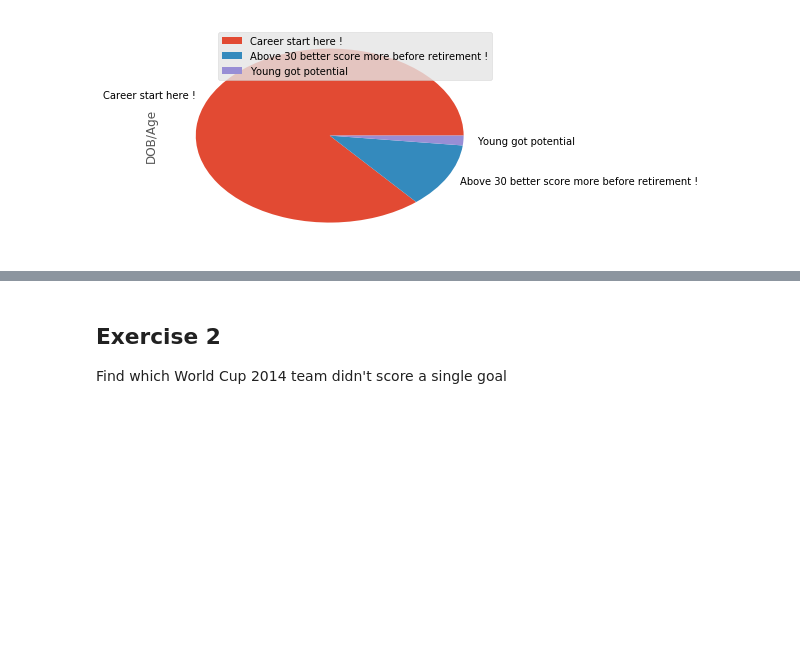
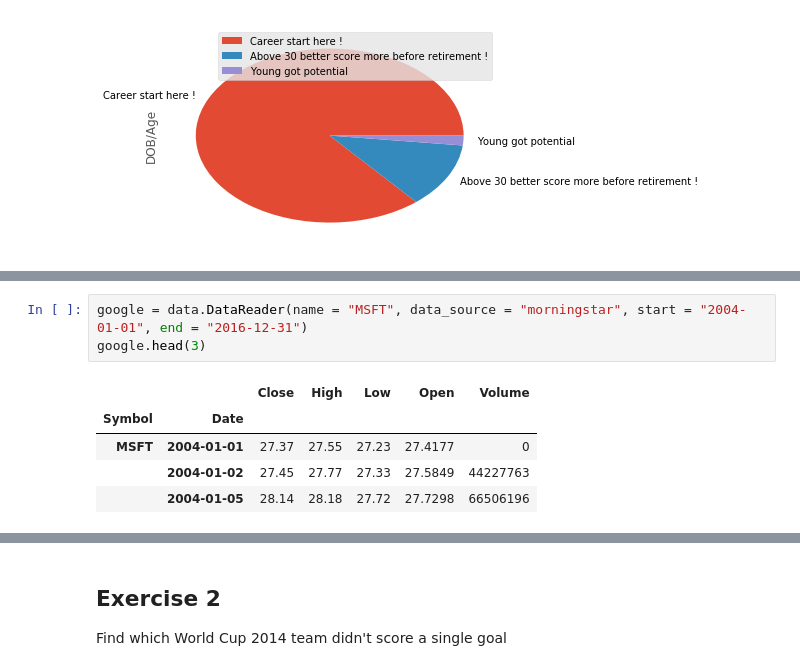
Before and after one commit to kenken64/PandasAteMyData, a Jupyter notebook: PandasAteMyData - World Cup 2014 Data Analysis.ipynb, the cells around one changed output, grey strips where cells are left out. Drawn from its saved outputs; the diff is of its cells as text; blank space fills up the shorter version.

```diff
--- a/PandasAteMyData - World Cup 2014 Data Analysis.ipynb
+++ b/PandasAteMyData - World Cup 2014 Data Analysis.ipynb
@@ -648,0 +687,9 @@ Find both soccer celebrity from Team Brazil (Ronadlo and Ronaldinho)
+# %%
+google = data.DataReader(name = "MSFT", data_source = "morningstar", start = "2004-01-01", end = "2016-12-31")
+google.head(3)
+# %% [output]
+|  |  | Close | High | Low | Open | Volume |
+| Symbol | Date |  |  |  |  |  |
+| MSFT | 2004-01-01 | 27.37 | 27.55 | 27.23 | 27.4177 | 0 |
+|  | 2004-01-02 | 27.45 | 27.77 | 27.33 | 27.5849 | 44227763 |
+|  | 2004-01-05 | 28.14 | 28.18 | 27.72 | 27.7298 | 66506196 |
```
Also changed, not shown: parts of 13 cells of this notebook, 3 other files.
